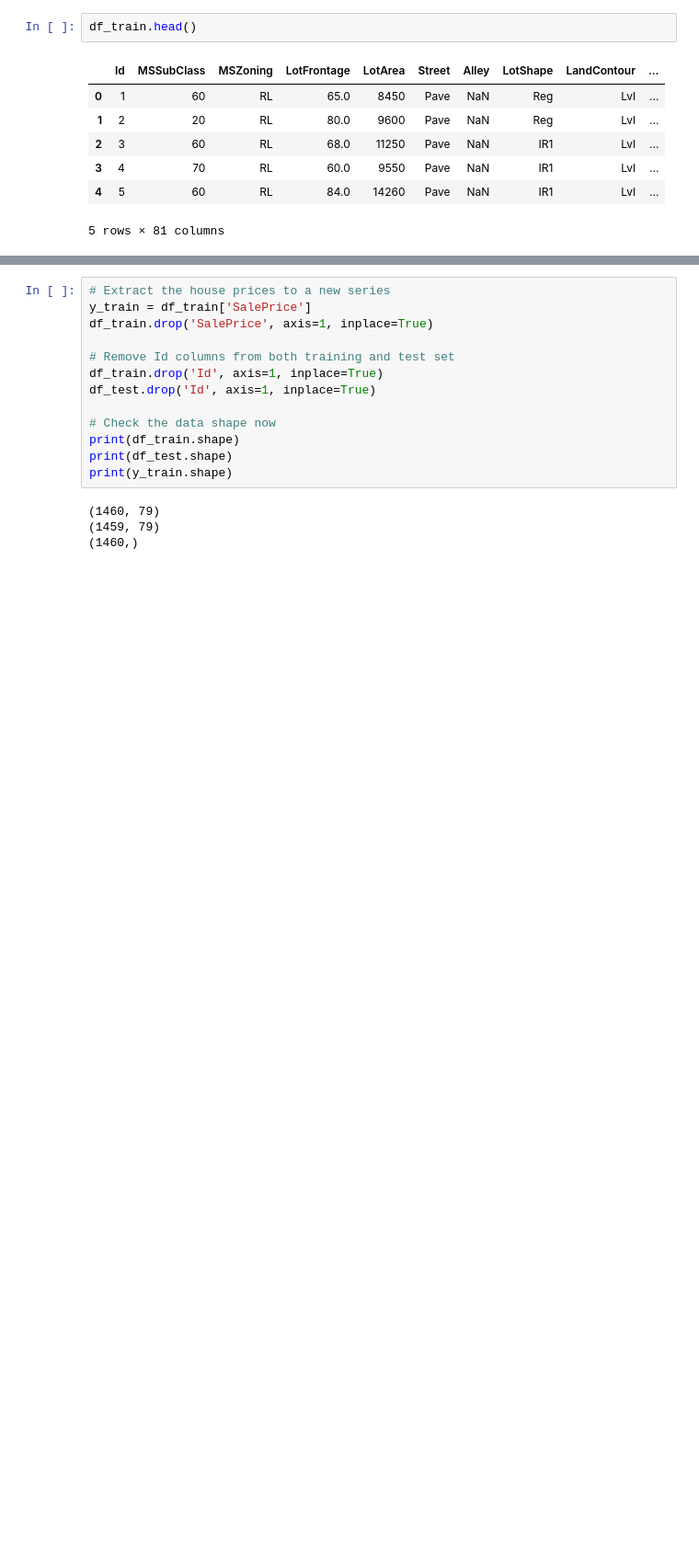
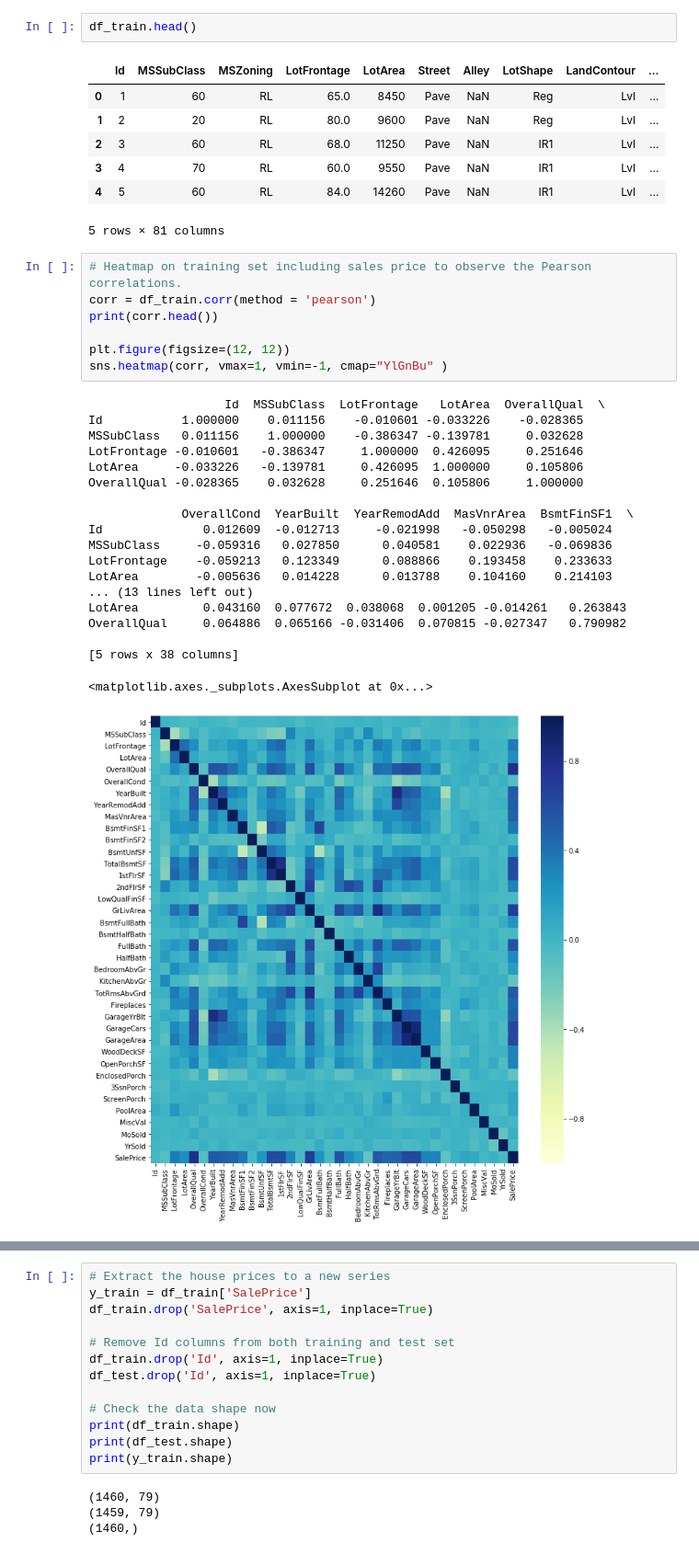
Before and after one commit to gtset164/Kaggle_HousePrices, a Jupyter notebook: house price.ipynb, the cells around one changed output, grey strips where cells are left out. Shown: that part at 92% size. Cells and saved outputs as stored; diff of their text form; blank space fills up the shorter version.

```diff
--- a/house price.ipynb
+++ b/house price.ipynb
@@ -102,3 +104,30 @@ df_train.head()
 | 3 | 4 | 70 | RL | 60.0 | 9550 | Pave | NaN | IR1 | Lvl | ... |
 | 4 | 5 | 60 | RL | 84.0 | 14260 | Pave | NaN | IR1 | Lvl | ... |
 5 rows × 81 columns
+# %%
+# Heatmap on training set including sales price to observe the Pearson correlations.
+corr = df_train.corr(method = 'pearson')
+print(corr.head())
+
+plt.figure(figsize=(12, 12))
+sns.heatmap(corr, vmax=1, vmin=-1, cmap="YlGnBu" )
+# %% [output]
+                   Id  MSSubClass  LotFrontage   LotArea  OverallQual  \
+Id           1.000000    0.011156    -0.010601 -0.033226    -0.028365
+MSSubClass   0.011156    1.000000    -0.386347 -0.139781     0.032628
+LotFrontage -0.010601   -0.386347     1.000000  0.426095     0.251646
+LotArea     -0.033226   -0.139781     0.426095  1.000000     0.105806
+OverallQual -0.028365    0.032628     0.251646  0.105806     1.000000
+
+             OverallCond  YearBuilt  YearRemodAdd  MasVnrArea  BsmtFinSF1  \
+Id              0.012609  -0.012713     -0.021998   -0.050298   -0.005024
+MSSubClass     -0.059316   0.027850      0.040581    0.022936   -0.069836
+LotFrontage    -0.059213   0.123349      0.088866    0.193458    0.233633
+LotArea        -0.005636   0.014228      0.013788    0.104160    0.214103
+... (13 lines left out)
+LotArea         0.043160  0.077672  0.038068  0.001205 -0.014261   0.263843
+OverallQual     0.064886  0.065166 -0.031406  0.070815 -0.027347   0.790982
+
+[5 rows x 38 columns]
+<matplotlib.axes._subplots.AxesSubplot at 0x...>
+[figure, added]
```
Also changed, not shown: parts of 43 cells of this notebook, 1 other file.
